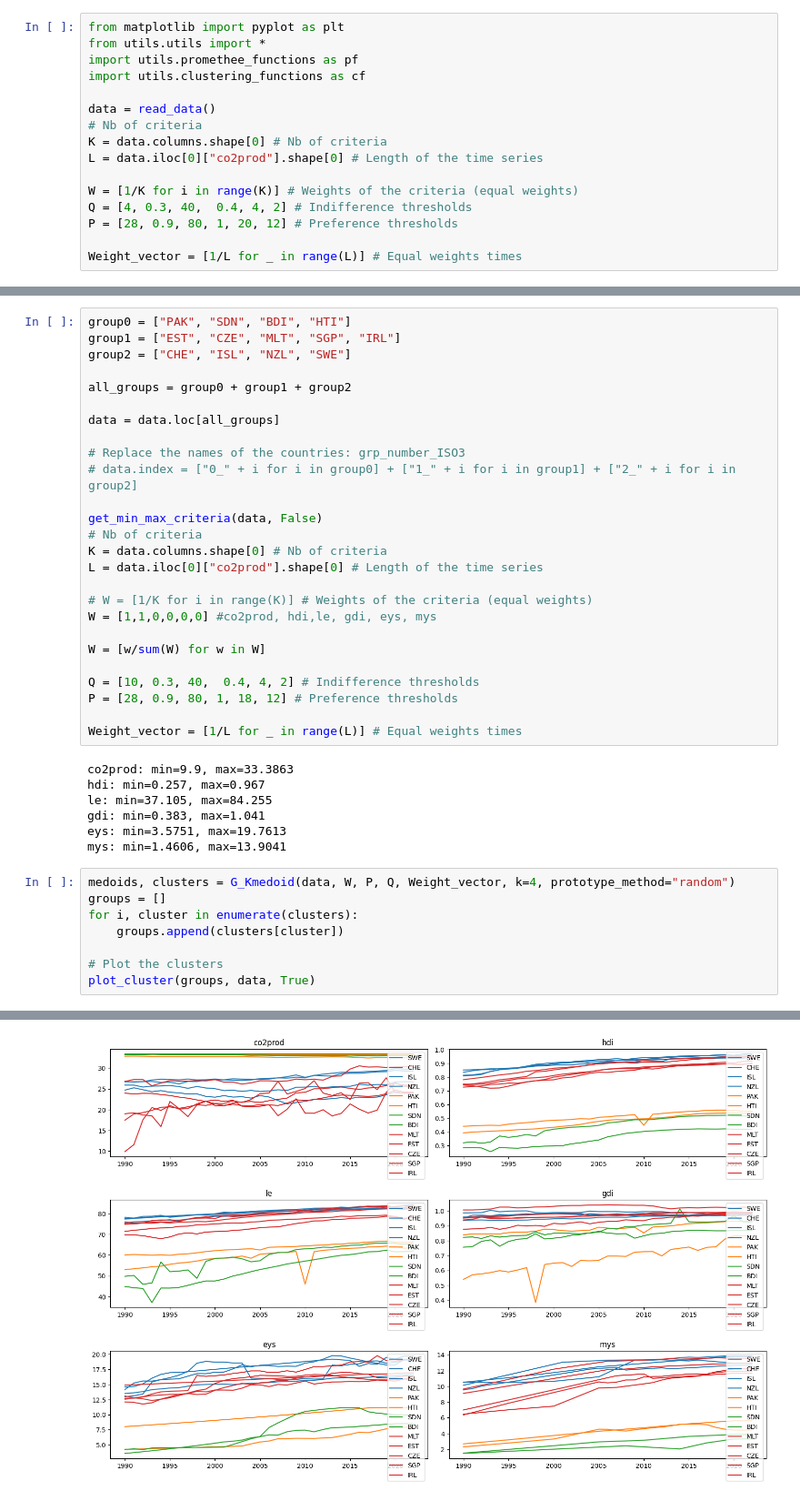
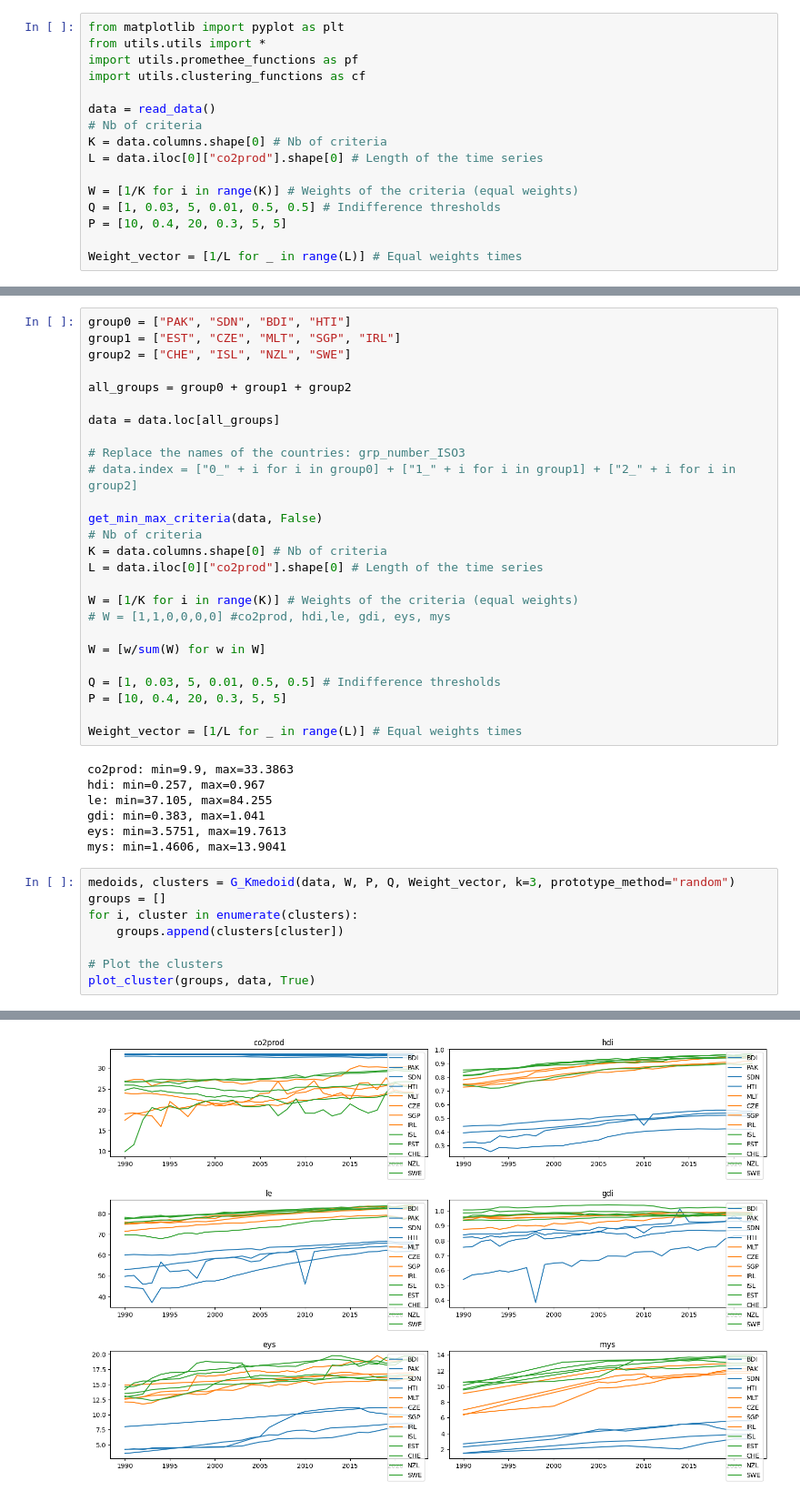
Before and after one commit to R4phou/ulb-master-thesis, a Jupyter notebook: code/src/G-KM.ipynb, the cells around one changed output, grey strips where cells are left out. Shown at 91% size. Drawn from its saved outputs; the diff is of its cells as text.

Commit message:
meilleur plot + bons thresholds

```diff
--- a/code/src/G-KM.ipynb
+++ b/code/src/G-KM.ipynb
@@ -12,8 +12,8 @@ K = data.columns.shape[0] # Nb of criteria
 L = data.iloc[0]["co2prod"].shape[0] # Length of the time series
 
 W = [1/K for i in range(K)] # Weights of the criteria (equal weights)
-Q = [4, 0.3, 40,  0.4, 4, 2] # Indifference thresholds
-P = [28, 0.9, 80, 1, 20, 12] # Preference thresholds
+Q = [1, 0.03, 5, 0.01, 0.5, 0.5] # Indifference thresholds
+P = [10, 0.4, 20, 0.3, 5, 5]
 
 Weight_vector = [1/L for _ in range(L)] # Equal weights times
 # %% [output]
@@ -141,13 +140,13 @@ get_min_max_criteria(data, False)
 K = data.columns.shape[0] # Nb of criteria
 L = data.iloc[0]["co2prod"].shape[0] # Length of the time series
 
-# W = [1/K for i in range(K)] # Weights of the criteria (equal weights)
-W = [1,1,0,0,0,0] #co2prod, hdi,le, gdi, eys, mys
+W = [1/K for i in range(K)] # Weights of the criteria (equal weights)
+# W = [1,1,0,0,0,0] #co2prod, hdi,le, gdi, eys, mys
 
 W = [w/sum(W) for w in W]
 
-Q = [10, 0.3, 40,  0.4, 4, 2] # Indifference thresholds
-P = [28, 0.9, 80, 1, 18, 12] # Preference thresholds
+Q = [1, 0.03, 5, 0.01, 0.5, 0.5] # Indifference thresholds
+P = [10, 0.4, 20, 0.3, 5, 5]
 
 Weight_vector = [1/L for _ in range(L)] # Equal weights times
 # %% [output]
@@ -158,7 +157,7 @@ gdi: min=0.383, max=1.041
 eys: min=3.5751, max=19.7613
 mys: min=1.4606, max=13.9041
 # %%
-medoids, clusters = G_Kmedoid(data, W, P, Q, Weight_vector, k=4, prototype_method="random")
+medoids, clusters = G_Kmedoid(data, W, P, Q, Weight_vector, k=3, prototype_method="random")
 groups = []
 for i, cluster in enumerate(clusters):
     groups.append(clusters[cluster])
@@ -186 +187 @@ Cluster with Medoid MLT
-[figure, old version]
+[figure, new version]
```
Also changed, not shown: parts of 4 cells of this notebook, 3 other files.
